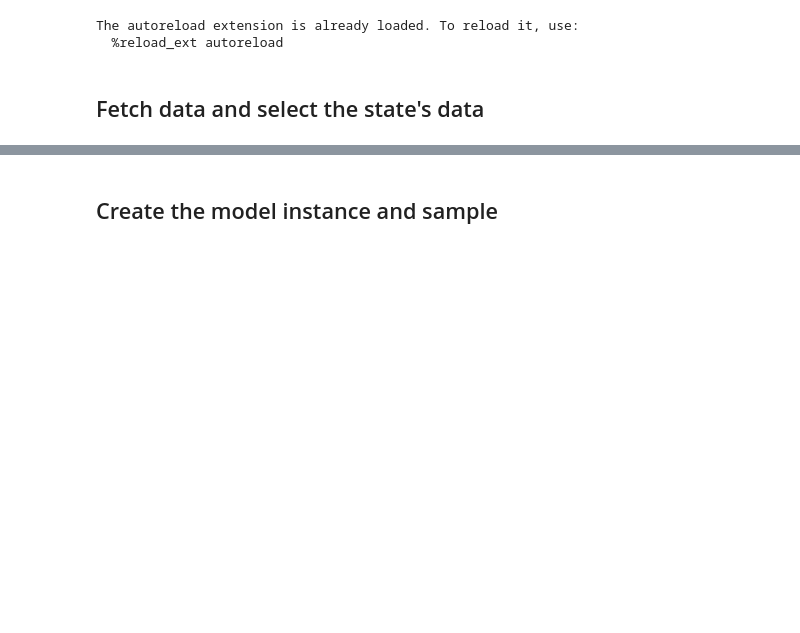
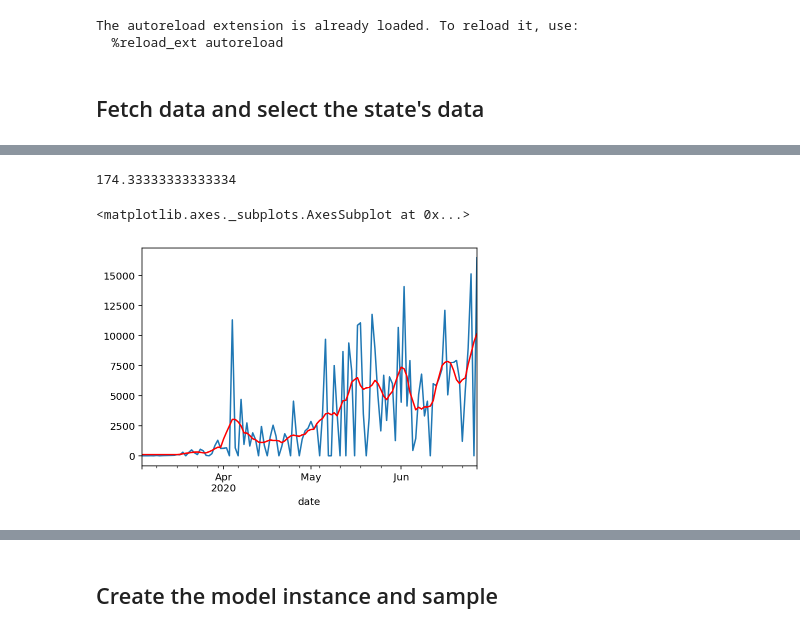
Before and after one commit to rtcovidlive/covid-model, a Jupyter notebook: rtlive-model.ipynb, the cells around one changed output, grey strips where cells are left out. Cells and saved outputs as stored; diff of their text form; code cells hidden in the pictures; blank space fills up the shorter version.

Commit message:
Fix for oregon data

```diff
--- a/rtlive-model.ipynb
+++ b/rtlive-model.ipynb
@@ -26,0 +42,12 @@ model_data = df.loc[region]
+# %%
+523/3
+# %% [output]
+174.33333333333334
+# %%
+model_data.total.plot()
+total = model_data.total.rolling(7, center=True, win_type="gaussian", min_periods=1).mean(std=2)
+total = total.clip(pos.max()*.1)
+total.plot(c="r")
+# %% [output]
+<matplotlib.axes._subplots.AxesSubplot at 0x...>
+[figure, added]
```
Also changed, not shown: parts of 7 cells of this notebook, 1 other file.
